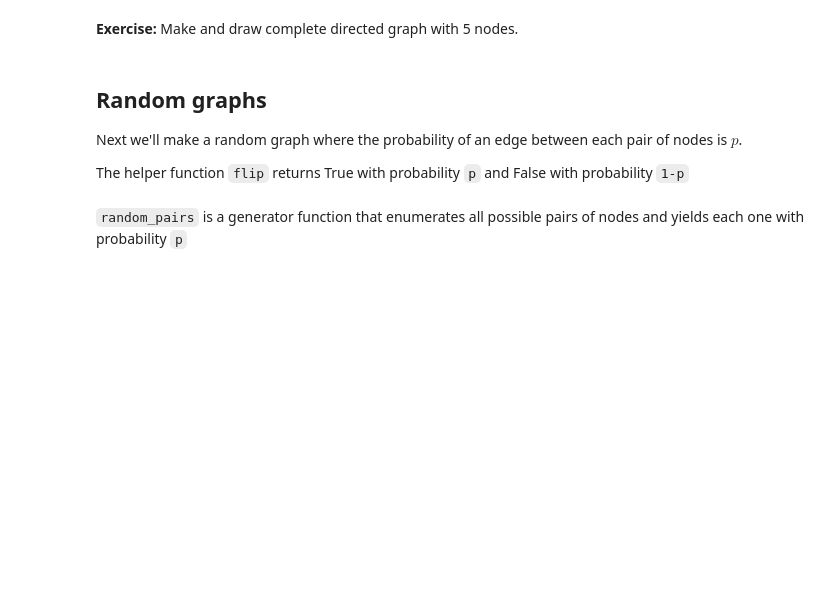
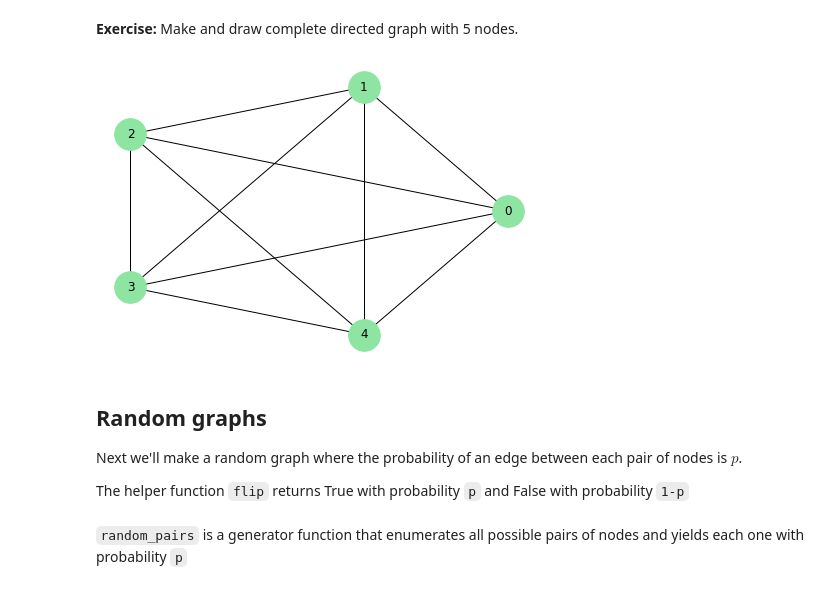
Before and after one commit to tobiaslocker/ThinkComplexity2, a Jupyter notebook: notebooks/chap02.ipynb, the cells around one changed output. Drawn from its saved outputs; the diff is of its cells as text; code cells hidden in the pictures; blank space fills up the shorter version.

```diff
--- a/notebooks/chap02.ipynb
+++ b/notebooks/chap02.ipynb
@@ -175,3 +205,11 @@ list(complete.neighbors(0))
+# %%
+c_5 = make_complete_graph(5)
+nx.draw_circular(c_5,
+                 node_color='C2',
+                 node_size=1000,
+                 with_labels=True)
+# %% [output]
+[figure, added]
 # %% [markdown]
 ## Random graphs
 
```
Also changed, not shown: parts of 36 cells of this notebook.
